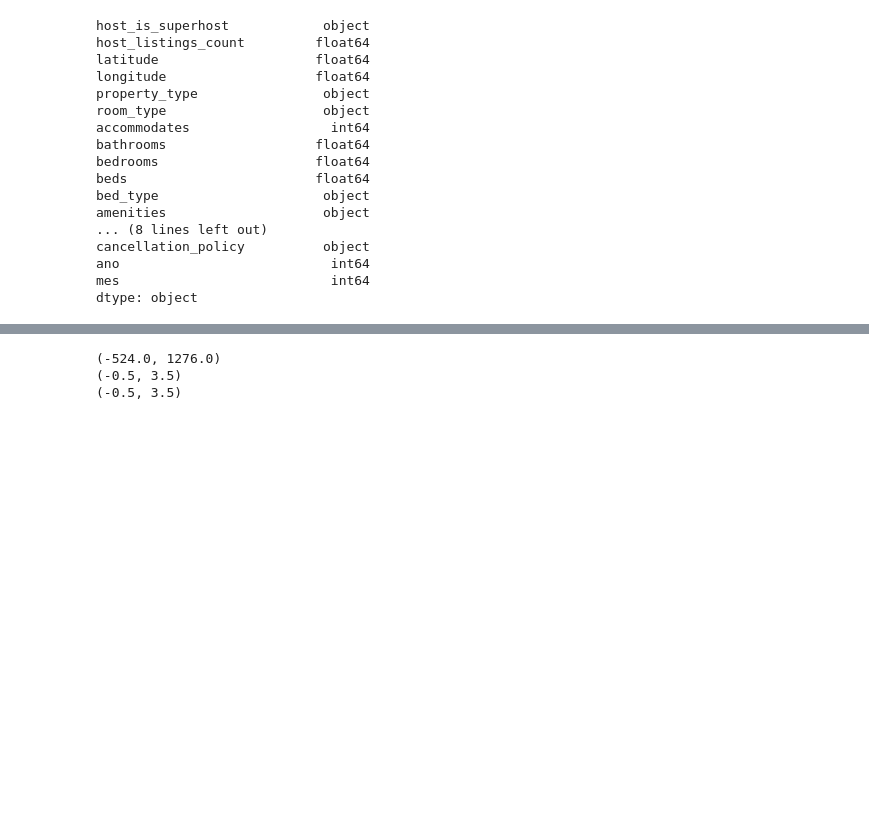
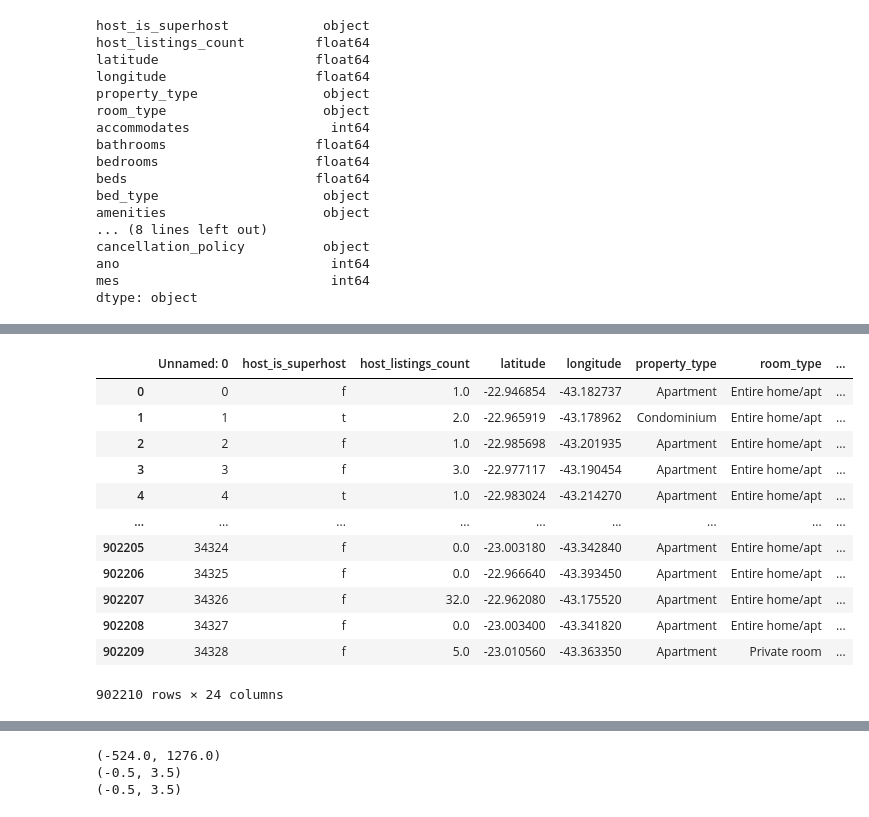
Before and after one commit to AlbertoFAraujo/Py_ML_Airbnb_RJ, a Jupyter notebook: DataScience-Airbnb.ipynb, the cells around one changed output, grey strips where cells are left out. Cells and saved outputs as stored; diff of their text form; code cells hidden in the pictures; blank space fills up the shorter version.

```diff
--- a/DataScience-Airbnb.ipynb
+++ b/DataScience-Airbnb.ipynb
@@ -257,3 +276,19 @@ dtype: object
+# %%
+display(base_airbnb_final)
+# %% [output]
+|  | Unnamed: 0 | host_is_superhost | host_listings_count | latitude | longitude | property_type | room_type | ... |
+| 0 | 0 | f | 1.0 | -22.946854 | -43.182737 | Apartment | Entire home/apt | ... |
+| 1 | 1 | t | 2.0 | -22.965919 | -43.178962 | Condominium | Entire home/apt | ... |
+| 2 | 2 | f | 1.0 | -22.985698 | -43.201935 | Apartment | Entire home/apt | ... |
+| 3 | 3 | f | 3.0 | -22.977117 | -43.190454 | Apartment | Entire home/apt | ... |
+| 4 | 4 | t | 1.0 | -22.983024 | -43.214270 | Apartment | Entire home/apt | ... |
+| ... | ... | ... | ... | ... | ... | ... | ... | ... |
+| 902205 | 34324 | f | 0.0 | -23.003180 | -43.342840 | Apartment | Entire home/apt | ... |
+| 902206 | 34325 | f | 0.0 | -22.966640 | -43.393450 | Apartment | Entire home/apt | ... |
+| 902207 | 34326 | f | 32.0 | -22.962080 | -43.175520 | Apartment | Entire home/apt | ... |
+| 902208 | 34327 | f | 0.0 | -23.003400 | -43.341820 | Apartment | Entire home/apt | ... |
+| 902209 | 34328 | f | 5.0 | -23.010560 | -43.363350 | Apartment | Private room | ... |
+902210 rows × 24 columns
 # %%
 # Definir tamanho do gráfico
 plt.figure(figsize=(15,10))
```
Also changed, not shown: parts of 12 cells of this notebook.
